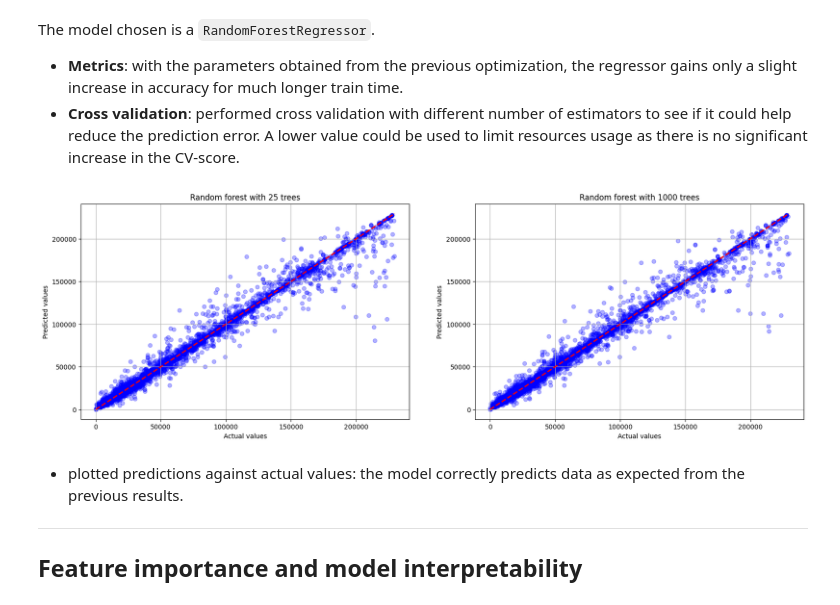
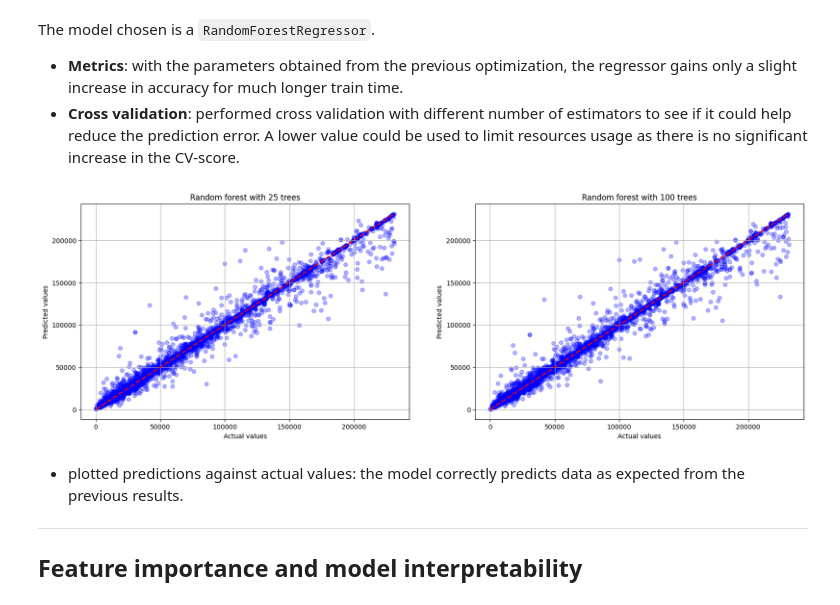
Before and after one commit to cristinavisentin/SmartCropApp, a Jupyter notebook: notebooks/model_engineering.ipynb, the cells around one changed output. Drawn from its saved outputs; the diff is of its cells as text; code cells hidden in the pictures.

```diff
--- a/notebooks/model_engineering.ipynb
+++ b/notebooks/model_engineering.ipynb
@@ -69,7 +70,7 @@ def accuracy_score(actual, estimate):
 
 ### Purpose
 # %%
-regressor = LogisticRegression(n_jobs=-1, max_iter=500)
+regressor = LogisticRegression(max_iter=500)
 regressor.fit(X_train, y_train)
 pred = regressor.predict(X_test)
 accuracy_score(y_test, pred)
@@ -98,6 +98,0 @@ Score for RandomForestRegressor with default parameters
-# %%
-estimators = [25, 50, 100, 200, 500, 1000]
-for estimator in estimators:
-    forest.set_params(n_estimators=estimator)
-    score = cross_val_score(forest, X_train, y_train)
-    print(f'CV-score for {estimator} estimators: {score.mean():.4f} and {score.std():.4f}')
@@ -134,13 +122,15 @@ The model selected is **Random Forest** for its great applicability and higher e
 ---
 ## Hyperparameter Tuning
 # %%
-forest = RandomForestRegressor(n_jobs=-1, random_state=42)
+forest = RandomForestRegressor(random_state=42)
 param_grid = {
-    'n_estimators': [25, 50, 100, 250, 500, 1000],
+    'n_estimators': [10, 25, 50],
+    'min_samples_split': [4, 10],
+    'min_samples_leaf': [2, 4],
     'criterion': ['squared_error', 'friedman_mse', 'poisson'],
     'max_features': [None, 1, 'sqrt', 'log2']
 }
-grid = GridSearchCV(forest, param_grid, verbose=1)
+grid = GridSearchCV(forest, param_grid, verbose=1, n_jobs=-1)
 grid.fit(X_train, y_train)
 grid.best_params_
 # %% [output]
@@ -167,9 +163,9 @@ accuracy_score(y_test, pred)
 # %% [markdown]
 ### Cross fold validation
 # %%
-estimators = [25, 50, 100, 250, 500, 1000]
+estimators = [5, 10, 25, 50]
 for estimator in estimators:
-    forest.set_params(n_estimators=estimator)
-    score = cross_val_score(forest, X_train, y_train, n_jobs=-1)
+    forest.set_params(n_estimators=estimator, n_jobs=-1)
+    score = cross_val_score(forest, X_train, y_train)
     print(f'CV-score for {estimator} estimators: {score.mean():.4f}')
 # %% [output]
@@ -184,23 +178,23 @@ The model chosen is a `RandomForestRegressor`.
 - **Metrics**: with the parameters obtained from the previous optimization, the regressor gains only a slight increase in accuracy for much longer train time.
 - **Cross validation**: performed cross validation with different number of estimators to see if it could help reduce the prediction error. A lower value could be used to limit resources usage as there is no significant increase in the CV-score.
 # %%
-estimators = [25, 1000]
+estimators = [25, 100]
 fig, axs = plt.subplots(1, 2, figsize=(20, 6))
 for idx, n_estimators in enumerate(estimators):
     forest.set_params(n_estimators=n_estimators)
     forest.fit(X_train, y_train)
     pred = forest.predict(X_test)
     ax = axs[idx]
     ax.scatter(y_test, pred, color='blue', alpha=0.3)
     ax.plot([min(y_test), max(y_test)], [min(y_test),
                                          max(y_test)], color='red', lw='2', ls='--')
     ax.set_title(f'Random forest with {n_estimators} trees')
     ax.set_xlabel("Actual values")
     ax.set_ylabel('Predicted values')
     ax.grid(True)
 plt.show()
 # %% [output]
-[figure, old version]
+[figure, new version]
 # %% [markdown]
 - plotted predictions against actual values: the model correctly predicts data as expected from the previous results.
 ---
```
Also changed, not shown: parts of 15 cells of this notebook, 7 other files.
